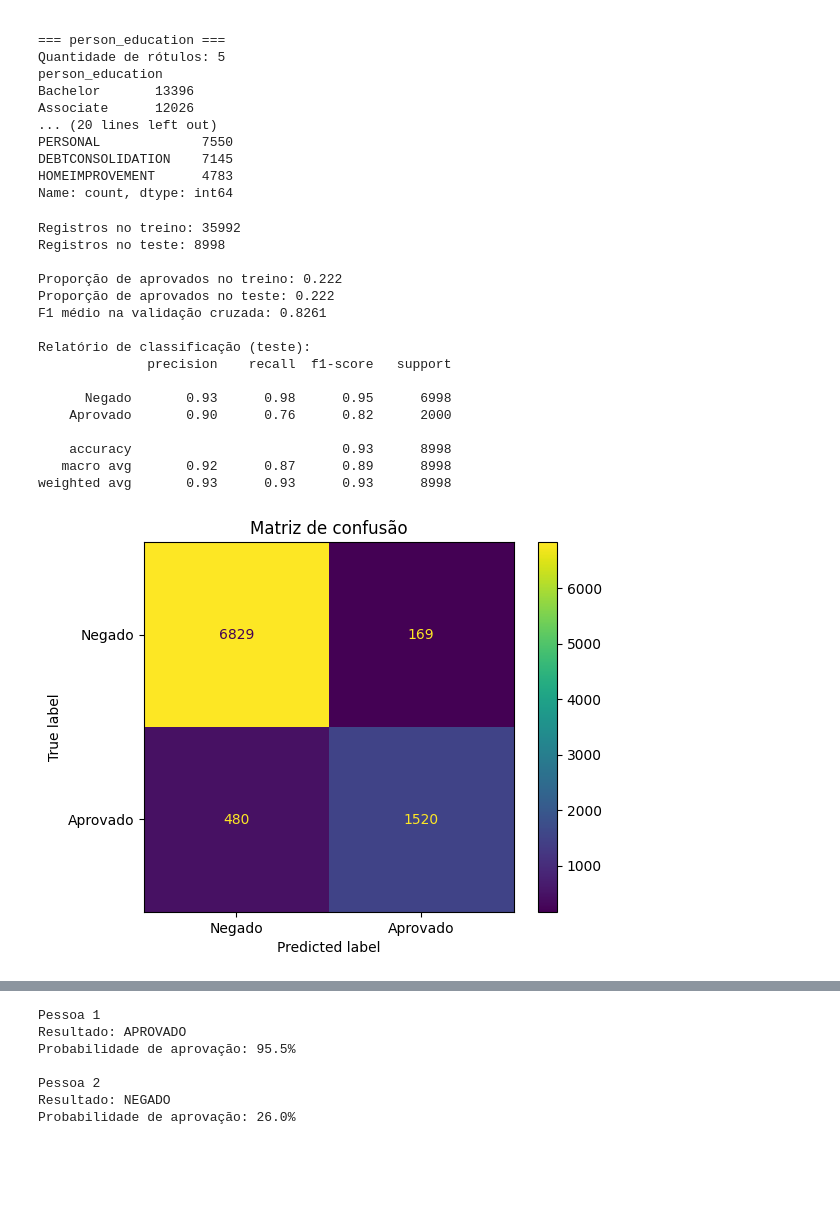
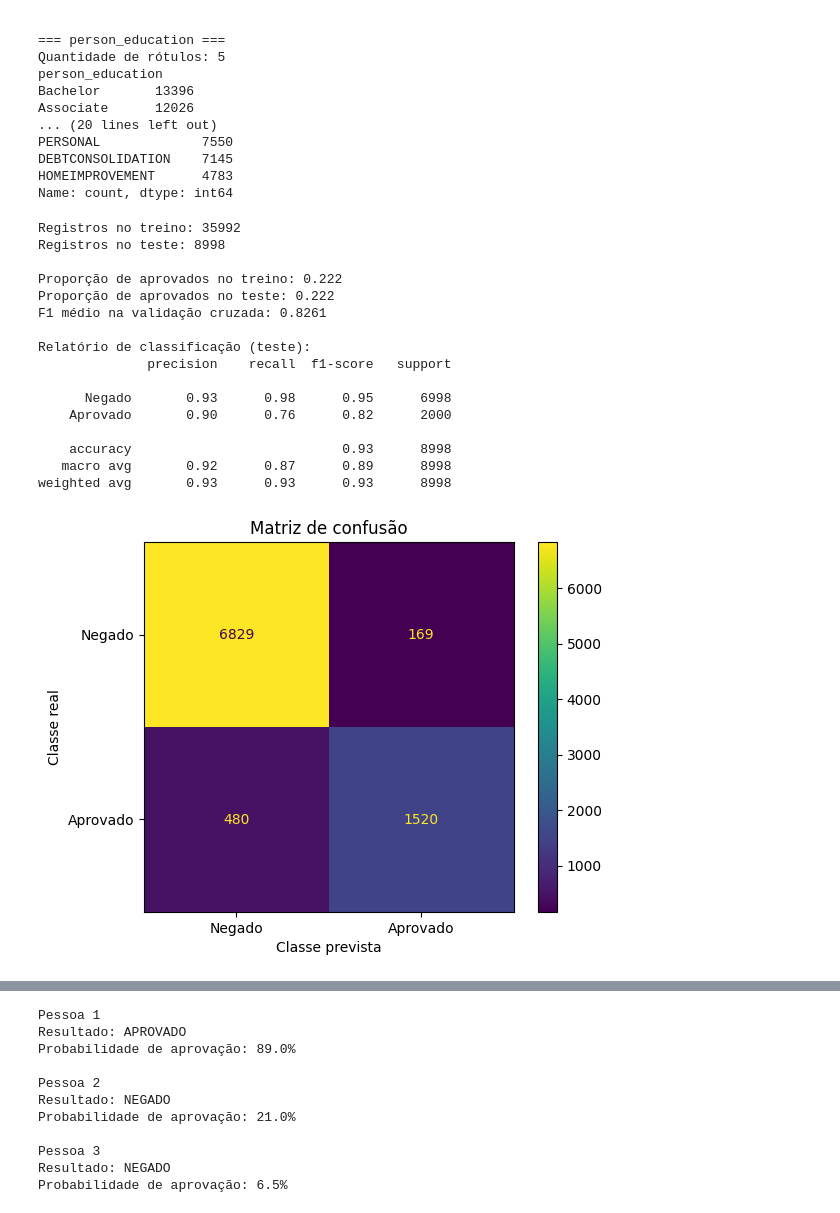
Before and after one commit to luidigg/PyCred-DOCS, a Jupyter notebook: PyCredit.ipynb, the cells around one changed output, grey strips where cells are left out. Drawn from its saved outputs; the diff is of its cells as text; code cells hidden in the pictures; blank space fills up the shorter version.

```diff
--- a/PyCredit.ipynb
+++ b/PyCredit.ipynb
@@ -116,8 +116,6 @@ DEBTCONSOLIDATION    7145
 HOMEIMPROVEMENT      4783
 Name: count, dtype: int64
 # %%
-import os
-os.makedirs("imagens", exist_ok=True)
 import matplotlib.pyplot as plt
 from sklearn.model_selection import train_test_split, cross_val_score
 from sklearn.ensemble import RandomForestClassifier
@@ -182,103 +180,120 @@ def avaliar_modelo(modelo, X_treino, y_treino, X_teste, y_teste):
     ConfusionMatrixDisplay.from_predictions(
         y_teste, y_previsto, display_labels=["Negado", "Aprovado"]
     )
+    plt.xlabel("Classe prevista")
+    plt.ylabel("Classe real")
     plt.title("Matriz de confusão")
-    plt.savefig("imagens/matriz_confusao.png", dpi=150, bbox_inches="tight")
     plt.show()
-
-
-avaliar_modelo(modelo, X_treino, y_treino, X_teste, y_teste)
 
 def mostrar_importancias(modelo, quantidade=10):
     nomes = modelo.named_steps["preprocessamento"].get_feature_names_out()
     importancias = modelo.named_steps["rf"].feature_importances_
 
     # Ordena da mais importante para a menos importante
     top = sorted(zip(nomes, importancias), key=lambda x: x[1], reverse=True)[:quantidade]
 
     plt.barh([n for n, _ in top][::-1], [i for _, i in top][::-1])
     plt.title(f"{quantidade} variáveis mais importantes para a aprovação")
     plt.xlabel("Importância")
     plt.tight_layout()
-    plt.savefig("imagens/importancia_variaveis.png", dpi=150, bbox_inches="tight")
     plt.show()
 
-
+avaliar_modelo(modelo, X_treino, y_treino, X_teste, y_teste)
+print("")
 mostrar_importancias(modelo)
 # %% [output]
 Registros no treino: 35992
 Registros no teste: 8998
 
 Proporção de aprovados no treino: 0.222
 Proporção de aprovados no teste: 0.222
 F1 médio na validação cruzada: 0.8261
 
 Relatório de classificação (teste):
               precision    recall  f1-score   support
 
       Negado       0.93      0.98      0.95      6998
     Aprovado       0.90      0.76      0.82      2000
 
     accuracy                           0.93      8998
    macro avg       0.92      0.87      0.89      8998
 weighted avg       0.93      0.93      0.93      8998
-[figure, old version]
+[figure, new version]
 [figure]
 # %%
 def prever_pessoa(modelo, pessoa):
-    # O modelo espera uma tabela; aqui criamos uma com uma única linha
     tabela = pd.DataFrame([pessoa])
 
     classe = modelo.predict(tabela)[0]
-    probabilidade = modelo.predict_proba(tabela)[0][1] # chance de ser aprovado
+    probabilidade = modelo.predict_proba(tabela)[0][1]
 
     print("Resultado:", "APROVADO" if classe == 1 else "NEGADO")
     print(f"Probabilidade de aprovação: {probabilidade:.1%}")
 
 
-# Exemplo 1: perfil com boa chance de aprovação
 pessoa_1 = {
-    "person_age": 24,
-    "person_gender": "male",
-    "person_education": "High School",
-    "person_income": 51609,
-    "person_emp_exp": 1,
-    "person_home_ownership": "RENT",
-    "loan_amnt": 6665,
-    "loan_intent": "DEBTCONSOLIDATION",
-    "loan_int_rate": 17.05,
+    "person_age": 40,
+    "person_gender": "female",
+    "person_education": "Master",
+    "person_income": 55000,
+    "person_emp_exp": 16,
+    "person_home_ownership": "MORTGAGE",
+    "loan_amnt": 7000,
+    "loan_intent": "MEDICAL",
+    "loan_int_rate": 20,
     "loan_percent_income": 0.13,
-    "cb_person_cred_hist_length": 3,
-    "credit_score": 628,
+    "cb_person_cred_hist_length": 15,
+    "credit_score": 600,
     "previous_loan_defaults_on_file": "No",
 }
 
-# Exemplo 2: perfil com risco maior
 pessoa_2 = {
     "person_age": 22,
-    "person_gender": "female",
+    "person_gender": "male",
     "person_education": "High School",
-    "person_income": 20000,
+    "person_income": 30000,
     "person_emp_exp": 1,
     "person_home_ownership": "RENT",
     "loan_amnt": 15000,
-    "loan_intent": "PERSONAL",
+    "loan_intent": "HOMEIMPROVEMENT",
     "loan_int_rate": 16.0,
-    "loan_percent_income": 0.75,
+    "loan_percent_income": 0.5,
     "cb_person_cred_hist_length": 2,
-    "credit_score": 520,
+    "credit_score": 720,
     "previous_loan_defaults_on_file": "Yes",
+}
+
+pessoa_3 = {
+    "person_age": 35,
+    "person_gender": "female",
+    "person_education": "Bachelor",
+    "person_income": 80000,
+    "person_emp_exp": 12,
+    "person_home_ownership": "OWN",
+    "loan_amnt": 20000,
+    "loan_intent": "VENTURE",
+    "loan_int_rate": 13.0,
+    "loan_percent_income": 0.25,
+    "cb_person_cred_hist_length": 10,
+    "credit_score": 700,
+    "previous_loan_defaults_on_file": "No",
 }
 
 print("Pessoa 1")
 prever_pessoa(modelo, pessoa_1)
 print("\nPessoa 2")
 prever_pessoa(modelo, pessoa_2)
+print("\nPessoa 3")
+prever_pessoa(modelo, pessoa_3)
 # %% [output]
 Pessoa 1
 Resultado: APROVADO
-Probabilidade de aprovação: 95.5%
+Probabilidade de aprovação: 89.0%
 
 Pessoa 2
 Resultado: NEGADO
-Probabilidade de aprovação: 26.0%
+Probabilidade de aprovação: 21.0%
+
+Pessoa 3
+Resultado: NEGADO
+Probabilidade de aprovação: 6.5%
```
Also changed, not shown: parts of 5 cells of this notebook.
